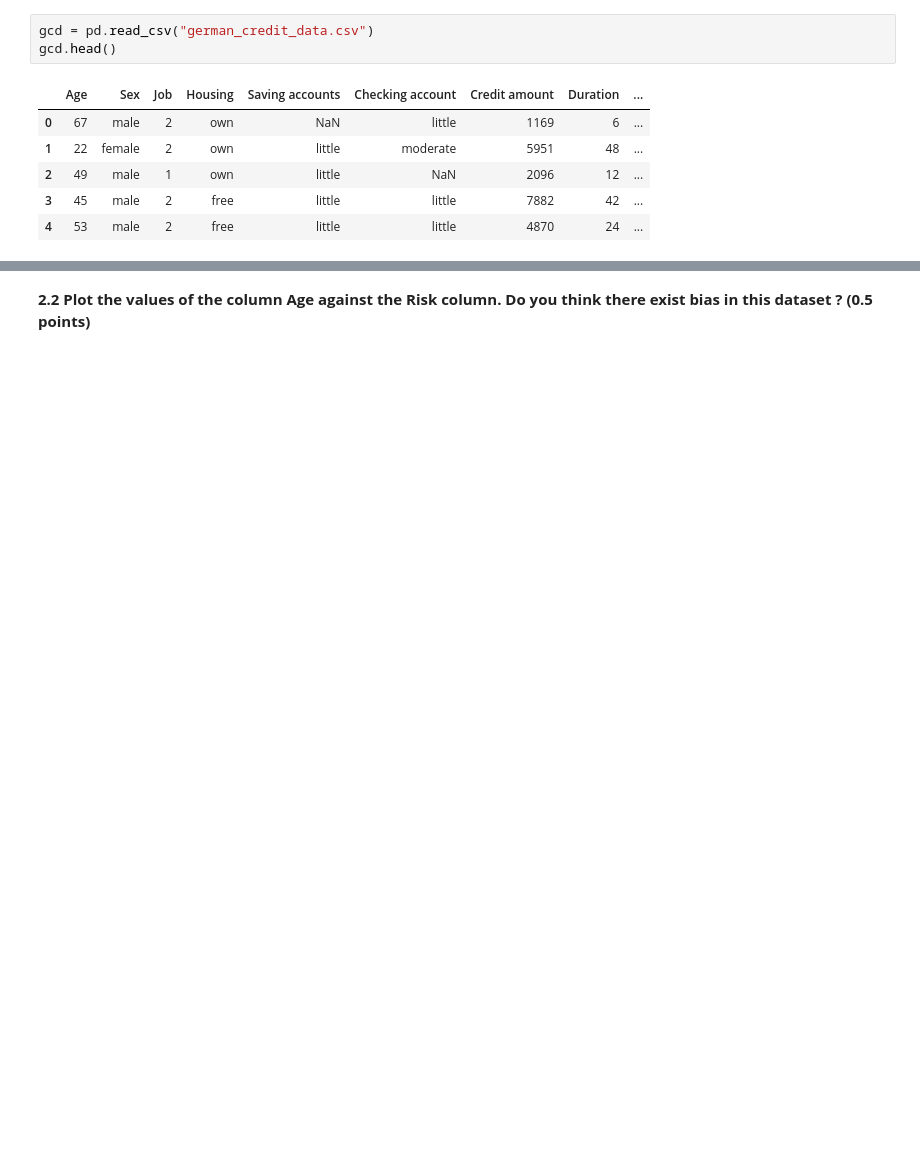
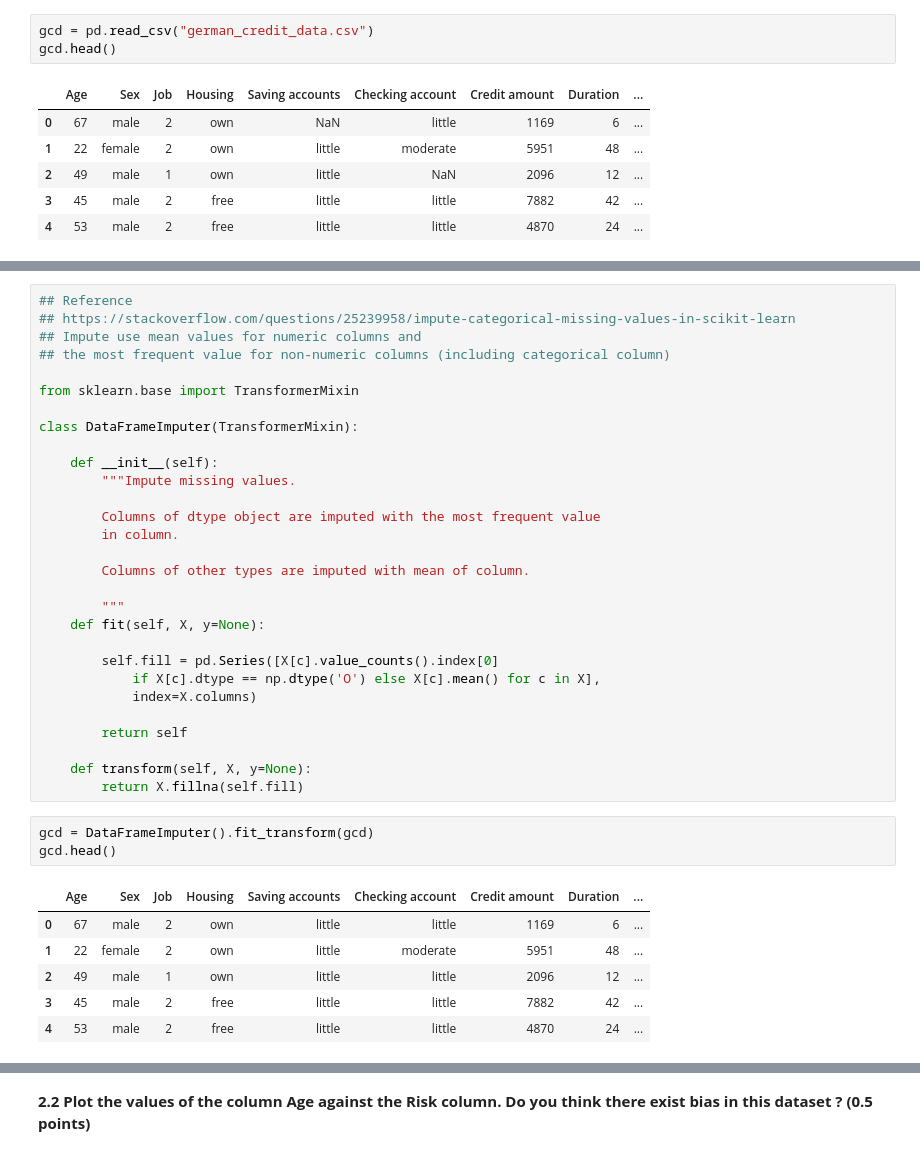
Before and after one commit to enliktjioe/bda2020, a Jupyter notebook: HW6/Homework_06.ipynb, the cells around one changed output, grey strips where cells are left out. Cells and saved outputs as stored; diff of their text form; blank space fills up the shorter version.

```diff
--- a/HW6/Homework_06.ipynb
+++ b/HW6/Homework_06.ipynb
@@ -623,0 +648,39 @@ gcd.head()
+# %%
+## Reference
+## https://stackoverflow.com/questions/25239958/impute-categorical-missing-values-in-scikit-learn
+## Impute use mean values for numeric columns and
+## the most frequent value for non-numeric columns (including categorical column)
+
+from sklearn.base import TransformerMixin
+
+class DataFrameImputer(TransformerMixin):
+
+    def __init__(self):
+        """Impute missing values.
+
+        Columns of dtype object are imputed with the most frequent value
+        in column.
+
+        Columns of other types are imputed with mean of column.
+
+        """
+    def fit(self, X, y=None):
+
+        self.fill = pd.Series([X[c].value_counts().index[0]
+            if X[c].dtype == np.dtype('O') else X[c].mean() for c in X],
+            index=X.columns)
+
+        return self
+
+    def transform(self, X, y=None):
+        return X.fillna(self.fill)
+# %%
+gcd = DataFrameImputer().fit_transform(gcd)
+gcd.head()
+# %% [output]
+|  | Age | Sex | Job | Housing | Saving accounts | Checking account | Credit amount | Duration | ... |
+| 0 | 67 | male | 2 | own | little | little | 1169 | 6 | ... |
+| 1 | 22 | female | 2 | own | little | moderate | 5951 | 48 | ... |
+| 2 | 49 | male | 1 | own | little | little | 2096 | 12 | ... |
+| 3 | 45 | male | 2 | free | little | little | 7882 | 42 | ... |
+| 4 | 53 | male | 2 | free | little | little | 4870 | 24 | ... |
```
Also changed, not shown: parts of 5 cells of this notebook.
